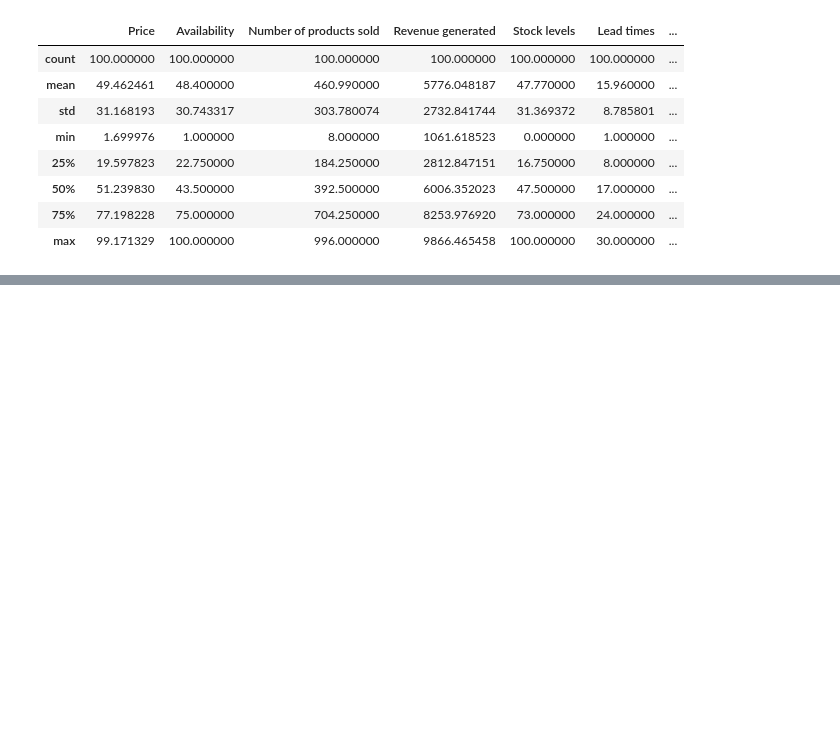
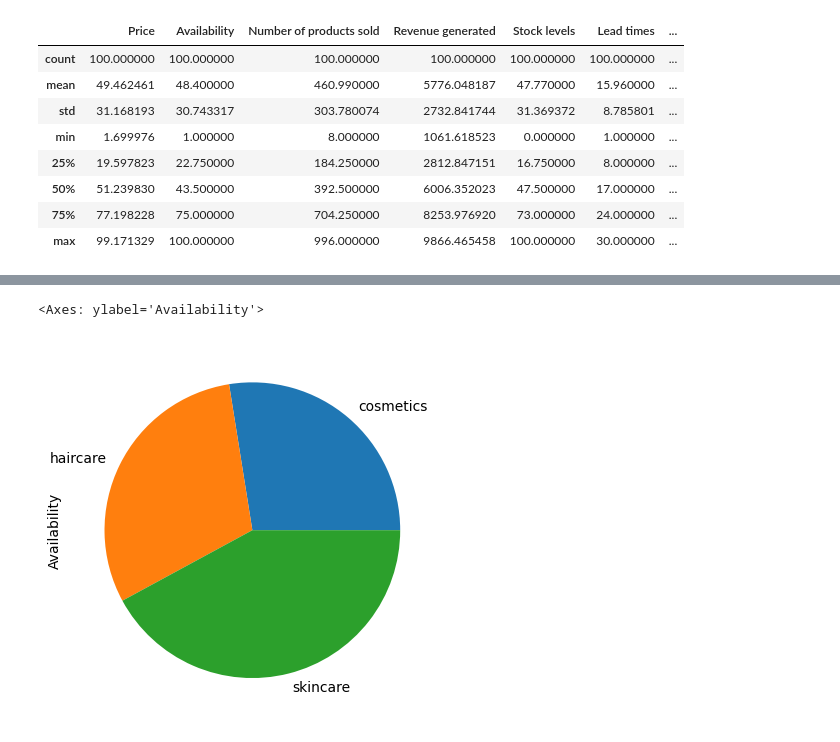
Before and after one commit to bharath123119/Dashboard_Analysis_using_Python, a Jupyter notebook: Data_Accesing.ipynb, the cells around one changed output, grey strips where cells are left out. Cells and saved outputs as stored; diff of their text form; code cells hidden in the pictures; blank space fills up the shorter version.

```diff
--- a/Data_Accesing.ipynb
+++ b/Data_Accesing.ipynb
@@ -60,0 +79,6 @@ Descriptive_stats
+# %%
+
+pd.plot(kind='pie')
+# %% [output]
+<Axes: ylabel='Availability'>
+[figure, added]
```
Also changed, not shown: parts of 2 cells of this notebook.
